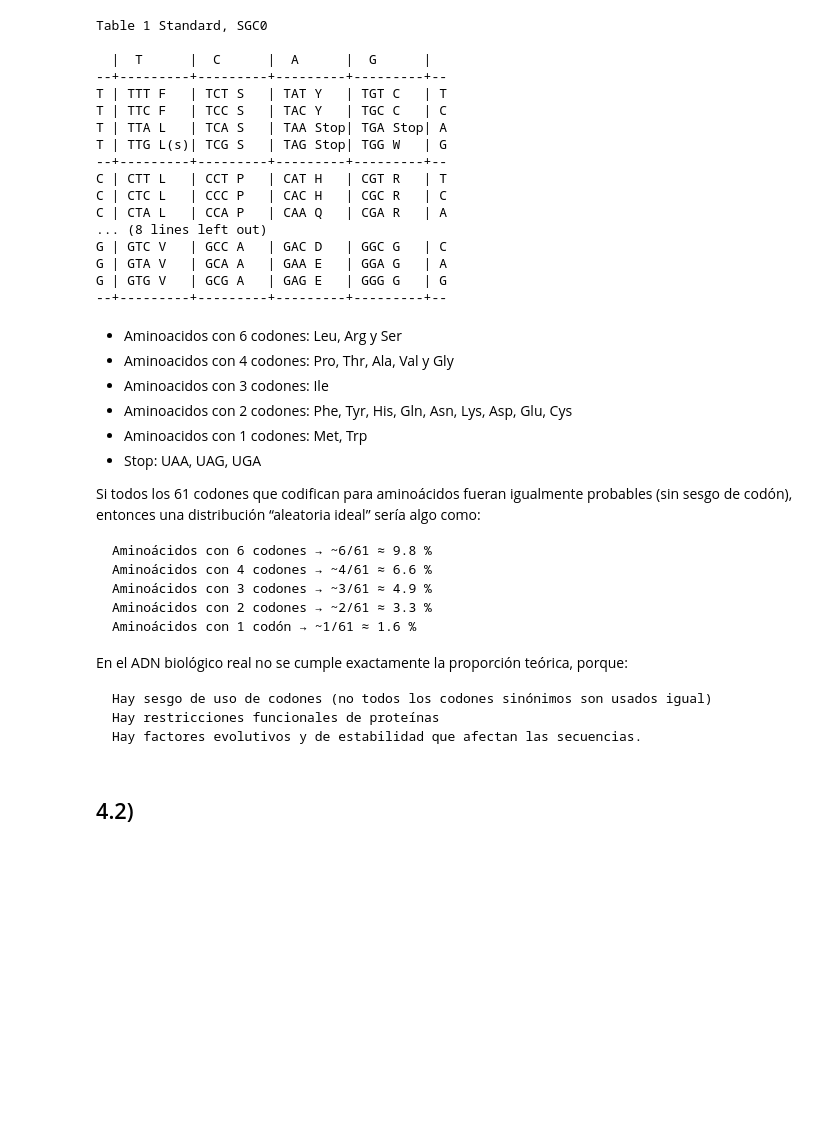
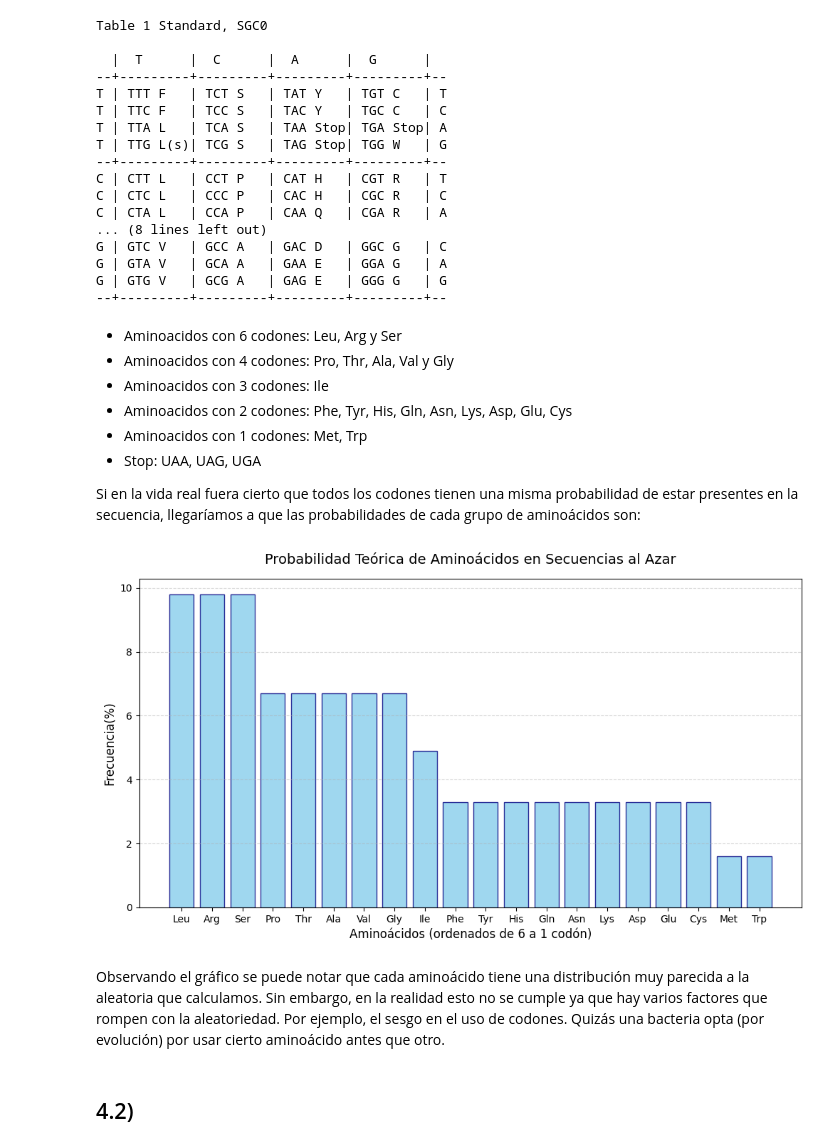
Before and after one commit to Nicowkra/BioInfoTps, a Jupyter notebook: TP1/TP1.ipynb, the cells around one changed output. Drawn from its saved outputs; the diff is of its cells as text; code cells hidden in the pictures; blank space fills up the shorter version.

```diff
--- a/TP1/TP1.ipynb
+++ b/TP1/TP1.ipynb
@@ -780,18 +780,31 @@ G | GTG V   | GCG A   | GAG E   | GGG G   | G
 - Aminoacidos con 1 codones: Met, Trp
 - Stop: UAA, UAG, UGA
 
-Si todos los 61 codones que codifican para aminoácidos fueran igualmente probables (sin sesgo de codón), entonces una distribución “aleatoria ideal” sería algo como:
-
-    Aminoácidos con 6 codones → ~6/61 ≈ 9.8 %
-    Aminoácidos con 4 codones → ~4/61 ≈ 6.6 %
-    Aminoácidos con 3 codones → ~3/61 ≈ 4.9 %
-    Aminoácidos con 2 codones → ~2/61 ≈ 3.3 %
-    Aminoácidos con 1 codón → ~1/61 ≈ 1.6 %
-
-En el ADN biológico real no se cumple exactamente la proporción teórica, porque:
-
-    Hay sesgo de uso de codones (no todos los codones sinónimos son usados igual)
-    Hay restricciones funcionales de proteínas
-    Hay factores evolutivos y de estabilidad que afectan las secuencias.
+Si en la vida real fuera cierto que todos los codones tienen una misma probabilidad de estar presentes en la secuencia, llegaríamos a que las probabilidades de cada grupo de aminoácidos son:
+# %%
+import matplotlib.pyplot as plt
+
+aminoacidos = [
+    'Leu', 'Arg', 'Ser', 'Pro', 'Thr', 'Ala', 'Val', 'Gly', 'Ile',  'Phe', 'Tyr', 'His', 'Gln', 'Asn', 'Lys', 'Asp', 'Glu', 'Cys',  'Met', 'Trp'
+]
+probabilidades = [
+    9.8, 9.8, 9.8,
+    6.7, 6.7, 6.7, 6.7, 6.7,
+    4.9,
+    3.3, 3.3, 3.3, 3.3, 3.3, 3.3, 3.3, 3.3, 3.3,
+    1.6, 1.6
+]
+plt.figure(figsize=(12, 6))
+plt.bar(aminoacidos, probabilidades, color = 'skyblue', edgecolor='navy', alpha=0.8)
+plt.title('Probabilidad Teórica de Aminoácidos en Secuencias al Azar', fontsize=14, pad=15)
+plt.xlabel('Aminoácidos (ordenados de 6 a 1 codón)', fontsize=12)
+plt.ylabel('Frecuencia(%)', fontsize=12)
+plt.grid(axis='y', linestyle='--', alpha=0.5)
+plt.show()
+# %% [output]
+[figure, added]
+# %% [markdown]
+Observando el gráfico se puede notar que cada aminoácido tiene una distribución muy parecida a la aleatoria que calculamos.
+Sin embargo, en la realidad esto no se cumple ya que hay varios factores que rompen con la aleatoriedad. Por ejemplo, el sesgo en el uso de codones. Quizás una bacteria opta (por evolución) por usar cierto aminoácido antes que otro.
 # %% [markdown]
 ## 4.2)
```
Also changed, not shown: parts of 6 cells of this notebook.
